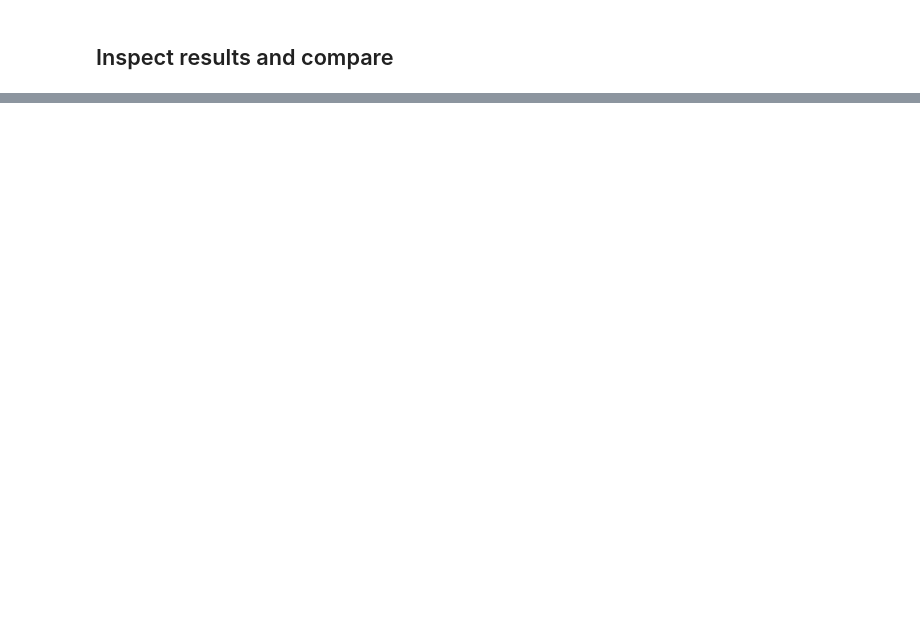
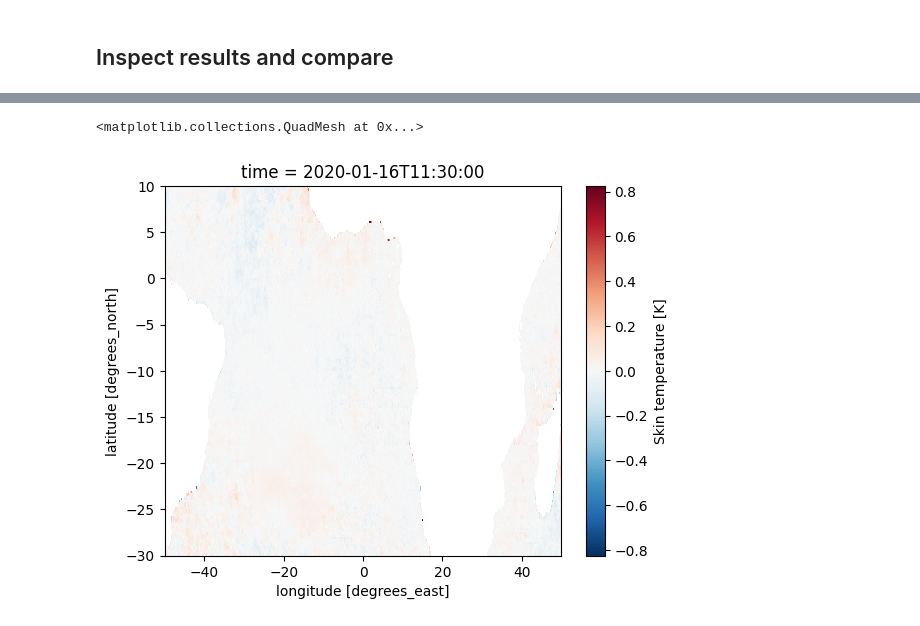
Before and after one commit to ESMValGroup/ClimaNet, a Jupyter notebook: notebooks/example.ipynb, the cells around one changed output, grey strips where cells are left out. Cells and saved outputs as stored; diff of their text form; code cells hidden in the pictures; blank space fills up the shorter version.

```diff
--- a/notebooks/example.ipynb
+++ b/notebooks/example.ipynb
@@ -175,0 +167,7 @@ plot_results(masked_err_baseline, masked_err_predictions, label="error %", title
+# %%
+err = monthly_subset["ts"] - predictions
+# %%
+err.where(ocean).isel(time=0).plot()
+# %% [output]
+<matplotlib.collections.QuadMesh at 0x...>
+[figure, added]
```
Also changed, not shown: parts of 27 cells of this notebook.
